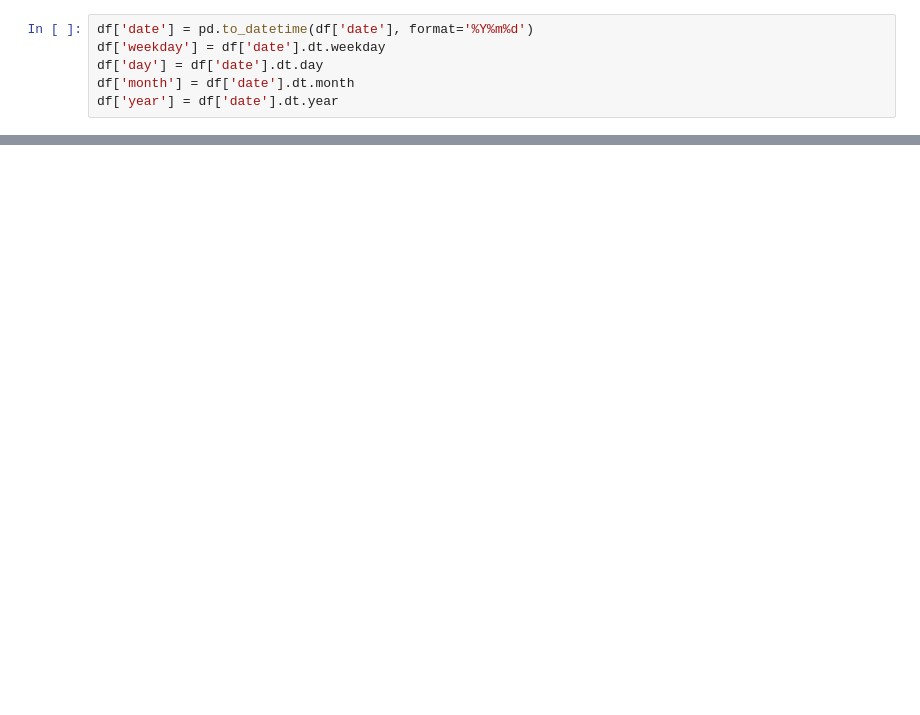
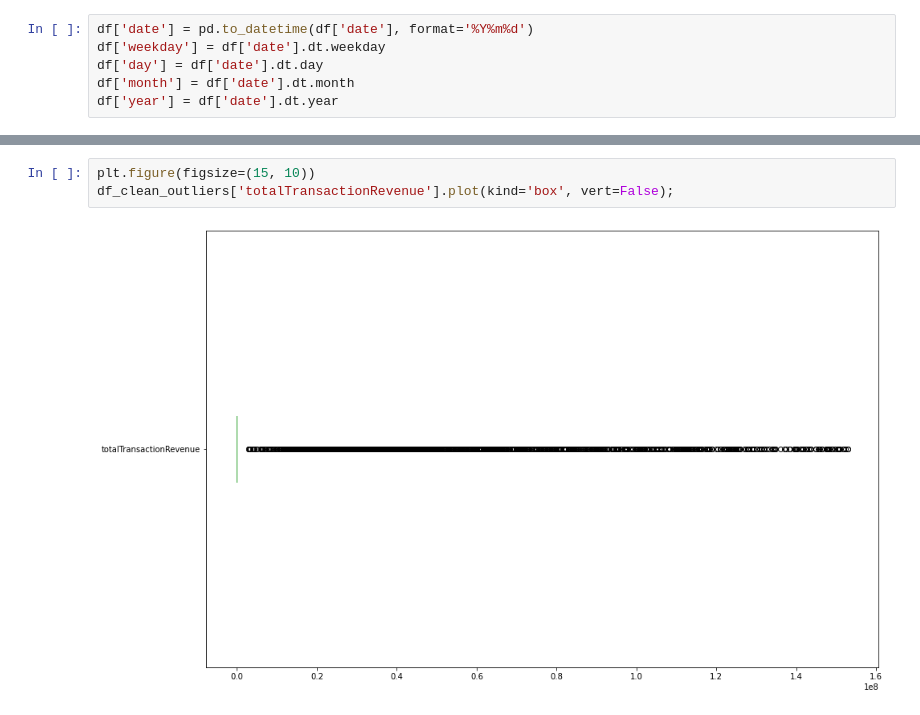
Before and after one commit to larsenk23/Capstone2, a Jupyter notebook: Data Cleaning.ipynb, the cells around one changed output, grey strips where cells are left out. Saved outputs shown, nothing was run; the diff lists cells and outputs as text; blank space fills up the shorter version.

```diff
--- a/Data Cleaning.ipynb
+++ b/Data Cleaning.ipynb
@@ -95,0 +114,5 @@ df.describe()
+# %%
+plt.figure(figsize=(15, 10))
+df_clean_outliers['totalTransactionRevenue'].plot(kind='box', vert=False);
+# %% [output]
+[figure, added]
```
Also changed, not shown: parts of 41 cells of this notebook.
